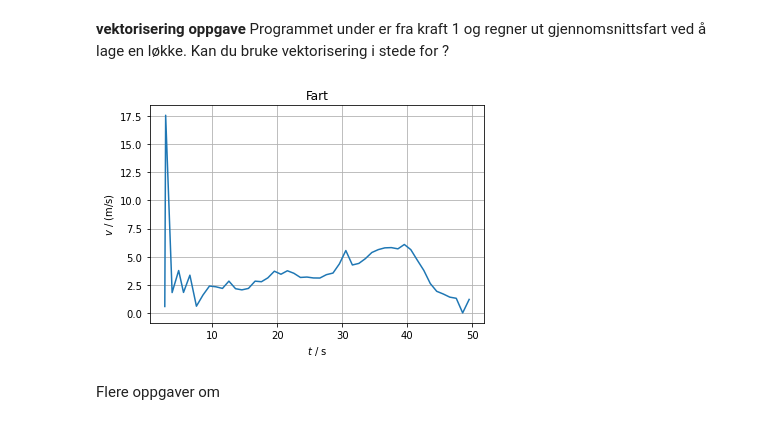
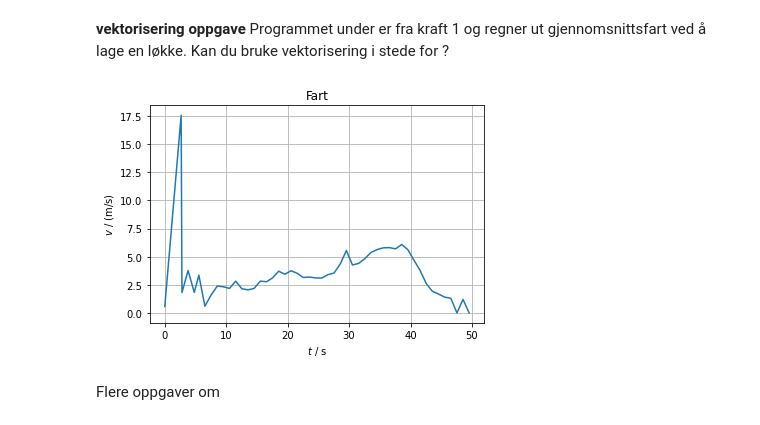
Before and after one commit to LektorB/ProgMod, a Jupyter notebook: Variabler_og_datatyper.ipynb, the cells around one changed output. Saved outputs shown, nothing was run; the diff lists cells and outputs as text; code cells hidden in the pictures.

```diff
--- a/Variabler_og_datatyper.ipynb
+++ b/Variabler_og_datatyper.ipynb
@@ -296,24 +332,25 @@ Kan du bruke vektorisering i stede for ?
 # %%
 import numpy as np
 import matplotlib.pyplot as plt
 
 data = np.loadtxt("https://raw.githubusercontent.com/LektorB/ProgMod/main/sykkel.txt")
 
 t = data[:,0]
 s = data[:,1]
 
-n = len(t)          #Bytt de fire neste kodelinjene ut med en enkel
-v = np.zeros(n-1)
+# n = len(t)          #Bytt de fire neste kodelinjene ut med en enkel
+# v = np.zeros(n-1)
 
-for i in range(1,n-1):
-  v[i] = (s[i]-s[i-1])/(t[i]-t[i-1])
+# for i in range(1,n-1):
+#   v[i] = (s[i]-s[i-1])/(t[i]-t[i-1])
+v = (s[1:]-s[:-1])/(t[1:]-t[:-1])
 
 plt.figure(1)
-plt.plot(t[1:n-1],v[1:n-1]) # Denne må du nok skrive om også
+plt.plot(t[:-1],v) # Denne må du nok skrive om også
 plt.grid()
 plt.title("Fart")
 plt.xlabel("$t$ / s")
 plt.ylabel("$v$ / (m/s)")
 plt.show()
 # %% [output]
-[figure, old version]
+[figure, new version]
```
Also changed, not shown: parts of 6 cells of this notebook, 2 other files.
